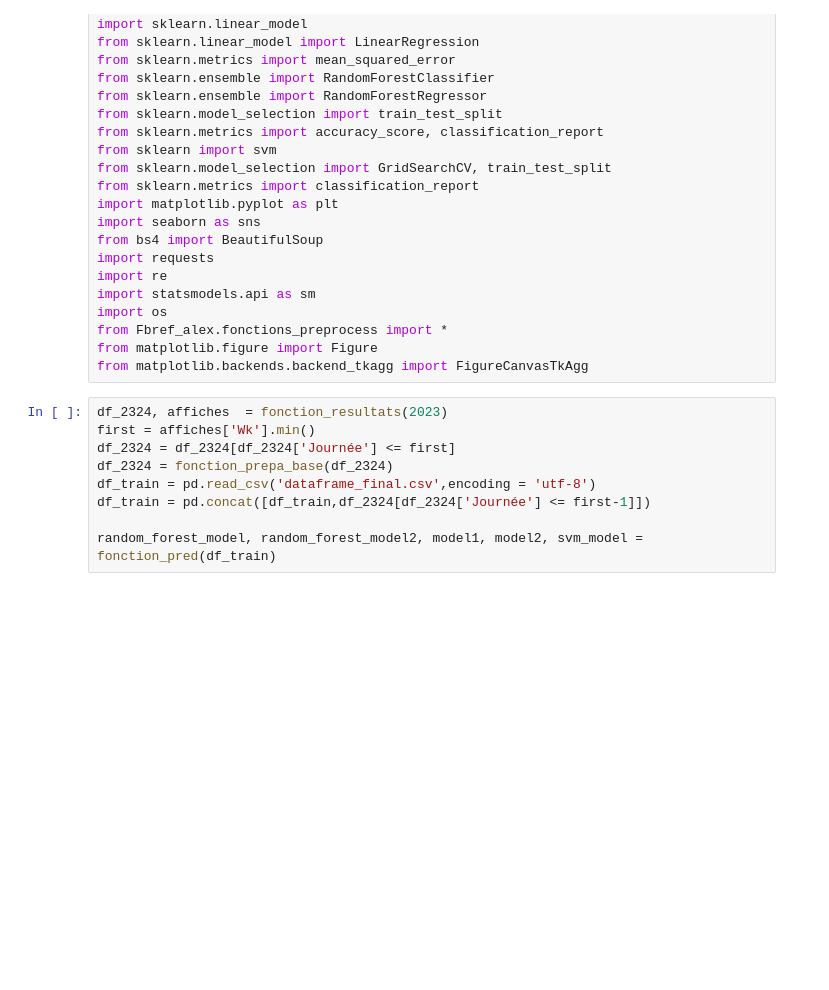
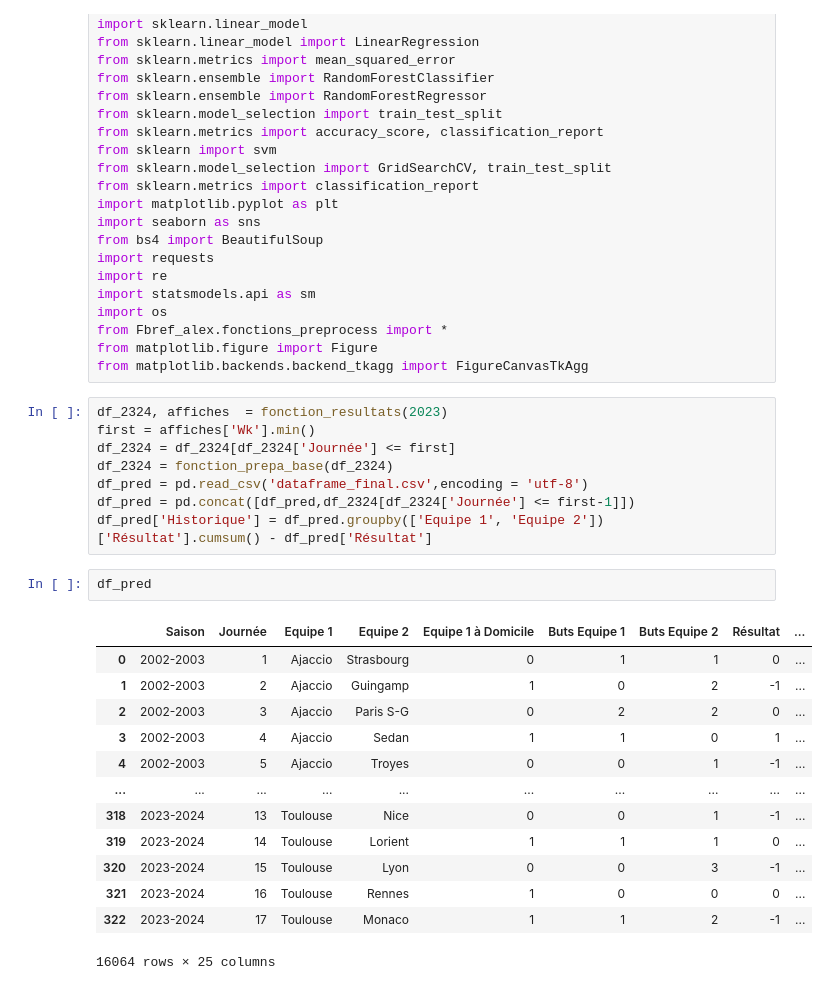
Before and after one commit to alexandreviard/Ligue1Predictor, a Jupyter notebook: Test.ipynb, the cells around one changed output. Cells and saved outputs as stored; diff of their text form; blank space fills up the shorter version.

```diff
--- a/Test.ipynb
+++ b/Test.ipynb
@@ -31,10 +31,25 @@ df_2324, affiches  = fonction_resultats(2023)
 first = affiches['Wk'].min()
 df_2324 = df_2324[df_2324['Journée'] <= first]
 df_2324 = fonction_prepa_base(df_2324)
-df_train = pd.read_csv('dataframe_final.csv',encoding = 'utf-8')
-df_train = pd.concat([df_train,df_2324[df_2324['Journée'] <= first-1]])
-
-random_forest_model, random_forest_model2, model1, model2, svm_model = fonction_pred(df_train)
+df_pred = pd.read_csv('dataframe_final.csv',encoding = 'utf-8')
+df_pred = pd.concat([df_pred,df_2324[df_2324['Journée'] <= first-1]])
+df_pred['Historique'] = df_pred.groupby(['Equipe 1', 'Equipe 2'])['Résultat'].cumsum() - df_pred['Résultat']
+# %%
+df_pred
+# %% [output]
+|  | Saison | Journée | Equipe 1 | Equipe 2 | Equipe 1 à Domicile | Buts Equipe 1 | Buts Equipe 2 | Résultat | ... |
+| 0 | 2002-2003 | 1 | Ajaccio | Strasbourg | 0 | 1 | 1 | 0 | ... |
+| 1 | 2002-2003 | 2 | Ajaccio | Guingamp | 1 | 0 | 2 | -1 | ... |
+| 2 | 2002-2003 | 3 | Ajaccio | Paris S-G | 0 | 2 | 2 | 0 | ... |
+| 3 | 2002-2003 | 4 | Ajaccio | Sedan | 1 | 1 | 0 | 1 | ... |
+| 4 | 2002-2003 | 5 | Ajaccio | Troyes | 0 | 0 | 1 | -1 | ... |
+| ... | ... | ... | ... | ... | ... | ... | ... | ... | ... |
+| 318 | 2023-2024 | 13 | Toulouse | Nice | 0 | 0 | 1 | -1 | ... |
+| 319 | 2023-2024 | 14 | Toulouse | Lorient | 1 | 1 | 1 | 0 | ... |
+| 320 | 2023-2024 | 15 | Toulouse | Lyon | 0 | 0 | 3 | -1 | ... |
+| 321 | 2023-2024 | 16 | Toulouse | Rennes | 1 | 0 | 0 | 0 | ... |
+| 322 | 2023-2024 | 17 | Toulouse | Monaco | 1 | 1 | 2 | -1 | ... |
+16064 rows × 25 columns
 # %%
 df_stats = pd.read_csv('Fbref_alex\\SOCCER_241223.csv')
 mapping_equipe = {
```
Also changed, not shown: parts of 5 cells of this notebook, 2 other files.
